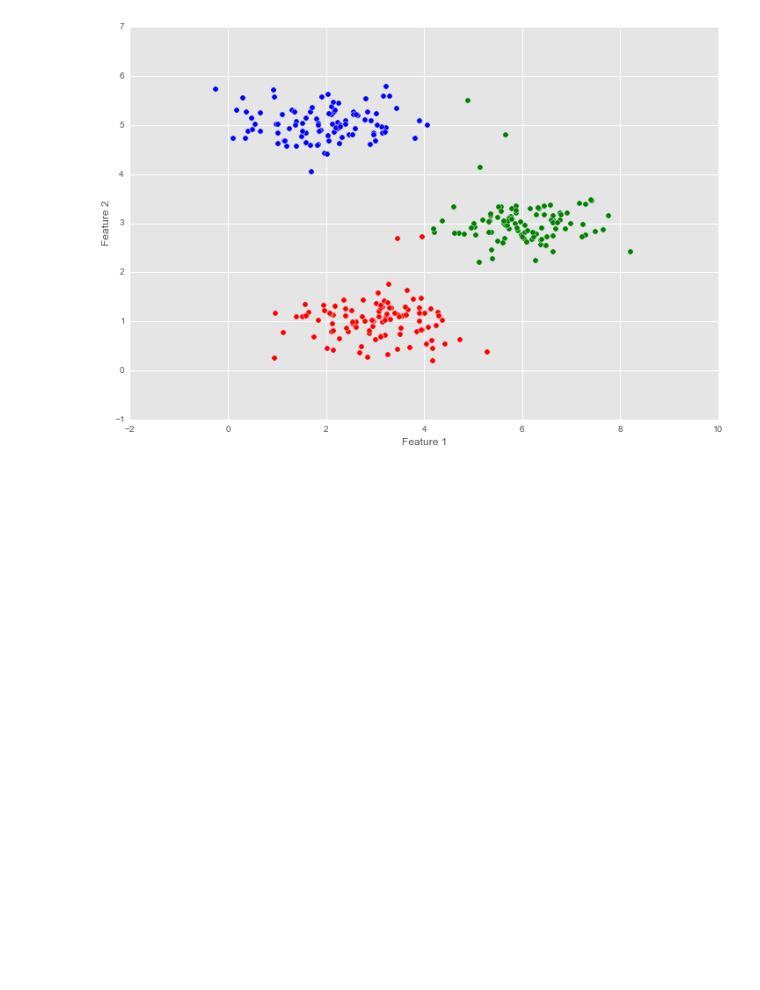
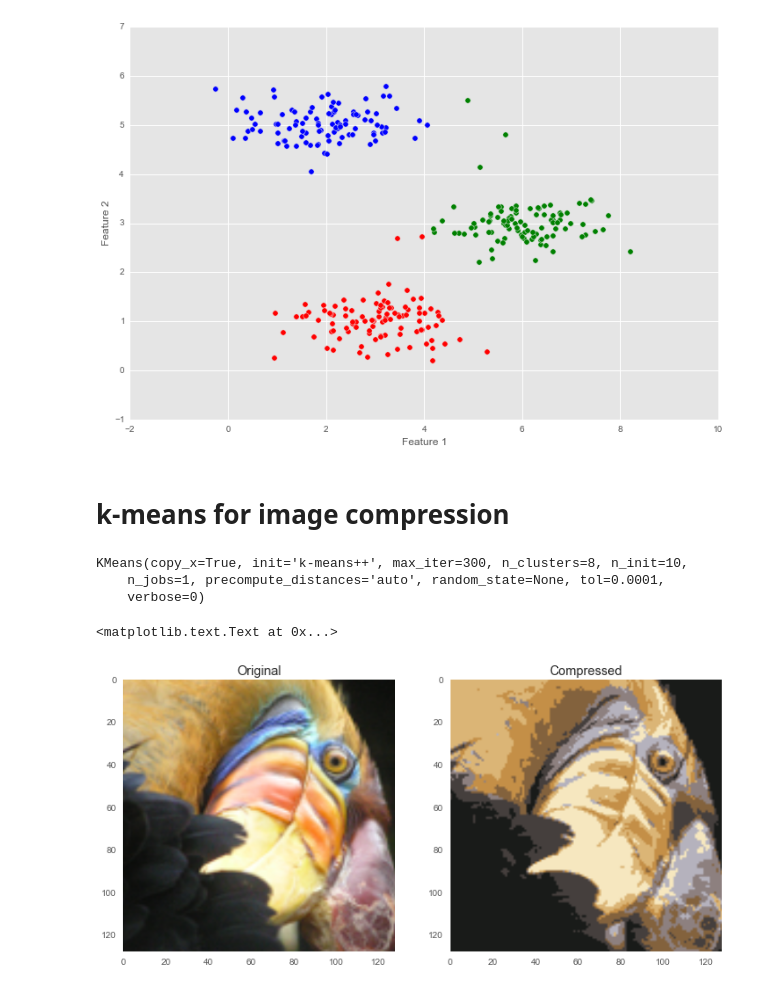
Before and after one commit to Sandeep42/machine-learning-coursera-on-your-face, a Jupyter notebook: Exercise 7 k-means and principal component analysis.ipynb, the cells around one changed output. Drawn from its saved outputs; the diff is of its cells as text; code cells hidden in the pictures; blank space fills up the shorter version.

```diff
--- a/Exercise 7 k-means and principal component analysis.ipynb
+++ b/Exercise 7 k-means and principal component analysis.ipynb
@@ -110,3 +117,31 @@ plt.ylabel('Feature 2')
 # %% [output]
 <matplotlib.text.Text at 0x...>
 [figure]
+# %% [markdown]
+# k-means for image compression
+# %%
+img = mpimg.imread('res/bird_small.png')
+# %%
+img = img.reshape(img.shape[0]*img.shape[1],3)
+# %%
+# my implementation is way too slow, and it didn't seem to work
+km = KMeans()
+km.fit(img,16)
+# %% [output]
+KMeans(copy_x=True, init='k-means++', max_iter=300, n_clusters=8, n_init=10,
+    n_jobs=1, precompute_distances='auto', random_state=None, tol=0.0001,
+    verbose=0)
+# %%
+im_reconst = km.cluster_centers_[km.labels_].reshape(128, 128, 3)
+# %%
+plt.subplot(1,2,1)
+plt.grid(False)
+plt.imshow(img)
+plt.title('Original')
+plt.subplot(1,2,2)
+plt.grid(False)
+plt.imshow(im_reconst)
+plt.title('Compressed')
+# %% [output]
+<matplotlib.text.Text at 0x...>
+[figure, added]
```
Also changed, not shown: parts of 20 cells of this notebook.
